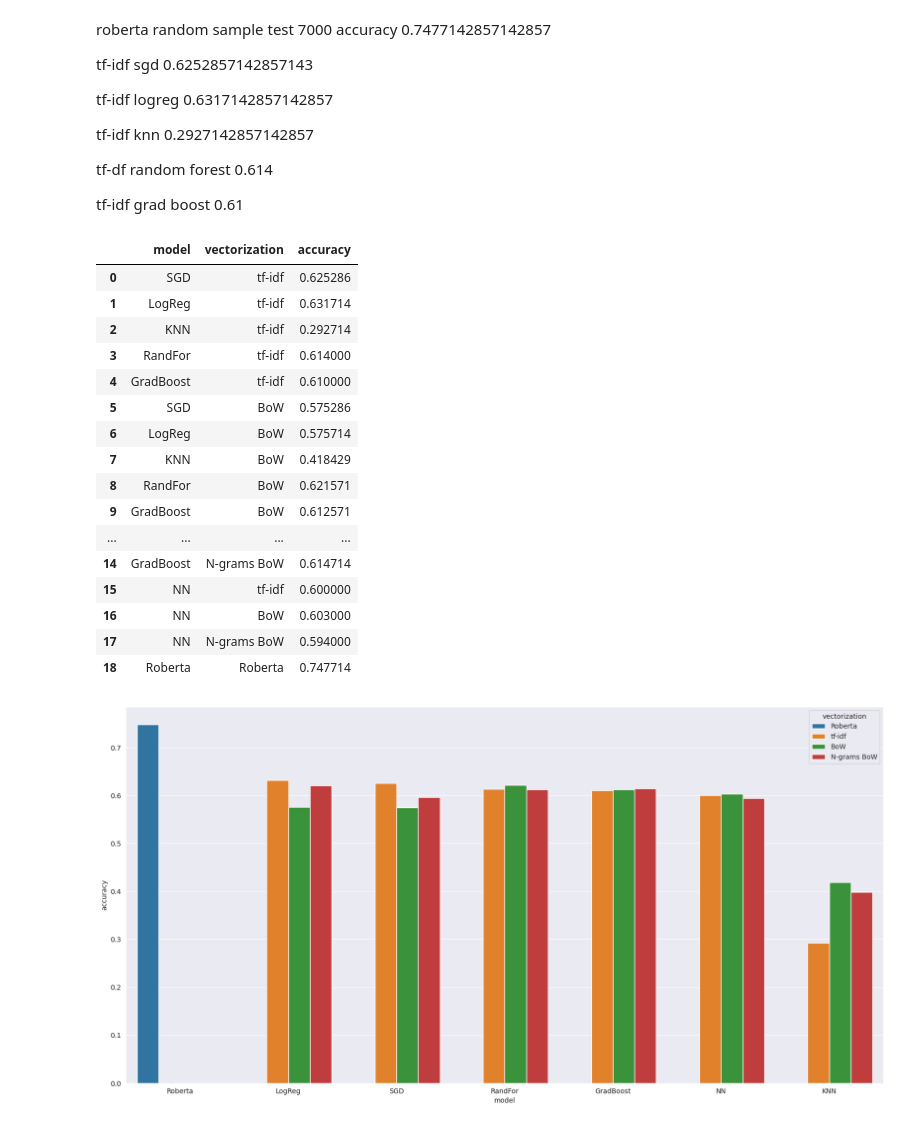
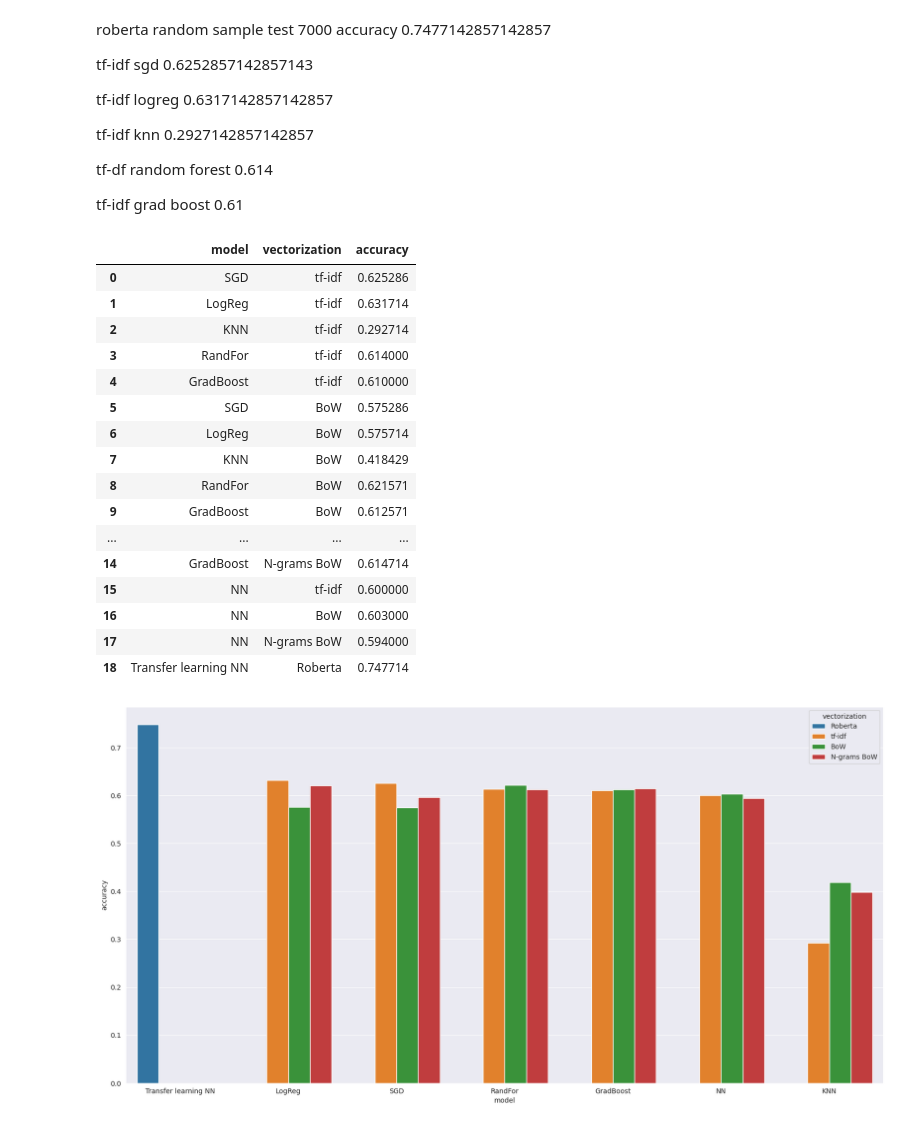
Before and after one commit to s7on1250/AnalyzingLyricsByAI, a Jupyter notebook: eda/dementia_eda.ipynb, the cells around one changed output. Cells and saved outputs as stored; diff of their text form; code cells hidden in the pictures.

Commit message:
metrics plot

```diff
--- a/eda/dementia_eda.ipynb
+++ b/eda/dementia_eda.ipynb
@@ -115,35 +115,35 @@ metrics = pd.concat([metrics, pd.DataFrame({'model': 'RandFor', 'vectorization':
 metrics = pd.concat([metrics, pd.DataFrame({'model': 'GradBoost', 'vectorization': 'BoW', 'accuracy': 0.6125714285714285}, index=[9])])
 
 metrics = pd.concat([metrics, pd.DataFrame({'model': 'SGD', 'vectorization': 'N-grams BoW', 'accuracy': 0.5964285714285714}, index=[10])])
 metrics = pd.concat([metrics, pd.DataFrame({'model': 'LogReg', 'vectorization': 'N-grams BoW', 'accuracy': 0.6207142857142857}, index=[11])])
 metrics = pd.concat([metrics, pd.DataFrame({'model': 'KNN', 'vectorization': 'N-grams BoW', 'accuracy': 0.398}, index=[12])])
 metrics = pd.concat([metrics, pd.DataFrame({'model': 'RandFor', 'vectorization': 'N-grams BoW', 'accuracy': 0.6128571428571429}, index=[13])])
 metrics = pd.concat([metrics, pd.DataFrame({'model': 'GradBoost', 'vectorization': 'N-grams BoW', 'accuracy': 0.6147142857142858}, index=[14])])
 
 metrics = pd.concat([metrics, pd.DataFrame({'model': 'NN', 'vectorization': 'tf-idf', 'accuracy': 0.6}, index=[15])])
 metrics = pd.concat([metrics, pd.DataFrame({'model': 'NN', 'vectorization': 'BoW', 'accuracy': 0.603}, index=[16])])
 metrics = pd.concat([metrics, pd.DataFrame({'model': 'NN', 'vectorization': 'N-grams BoW', 'accuracy': 0.594}, index=[17])])
 
-metrics = pd.concat([metrics, pd.DataFrame({'model': 'Roberta', 'vectorization': 'Roberta', 'accuracy': 0.7477142857142857}, index=[18])])
+metrics = pd.concat([metrics, pd.DataFrame({'model': 'Transfer learning NN', 'vectorization': 'Roberta', 'accuracy': 0.7477142857142857}, index=[18])])
 metrics
 # %% [output]
 |  | model | vectorization | accuracy |
 | 0 | SGD | tf-idf | 0.625286 |
 | 1 | LogReg | tf-idf | 0.631714 |
 | 2 | KNN | tf-idf | 0.292714 |
 | 3 | RandFor | tf-idf | 0.614000 |
 | 4 | GradBoost | tf-idf | 0.610000 |
 | 5 | SGD | BoW | 0.575286 |
 | 6 | LogReg | BoW | 0.575714 |
 | 7 | KNN | BoW | 0.418429 |
 | 8 | RandFor | BoW | 0.621571 |
 | 9 | GradBoost | BoW | 0.612571 |
 | ... | ... | ... | ... |
 | 14 | GradBoost | N-grams BoW | 0.614714 |
 | 15 | NN | tf-idf | 0.600000 |
 | 16 | NN | BoW | 0.603000 |
 | 17 | NN | N-grams BoW | 0.594000 |
-| 18 | Roberta | Roberta | 0.747714 |
+| 18 | Transfer learning NN | Roberta | 0.747714 |
 # %%
 metrics.to_csv('metrics.csv')
 # %%
@@ -155,4 +155,4 @@ sns.barplot(x='model', y='accuracy', hue='vectorization', data=metrics_melted)
 plt.savefig('metrics.png')
 plt.show()
 # %% [output]
-[figure, old version]
+[figure, new version]
```
